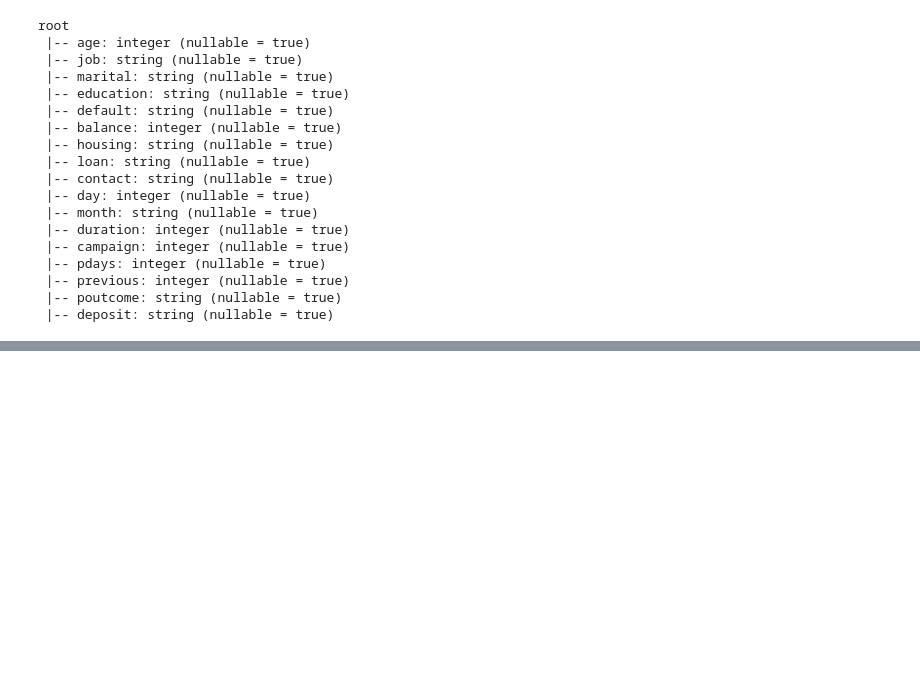
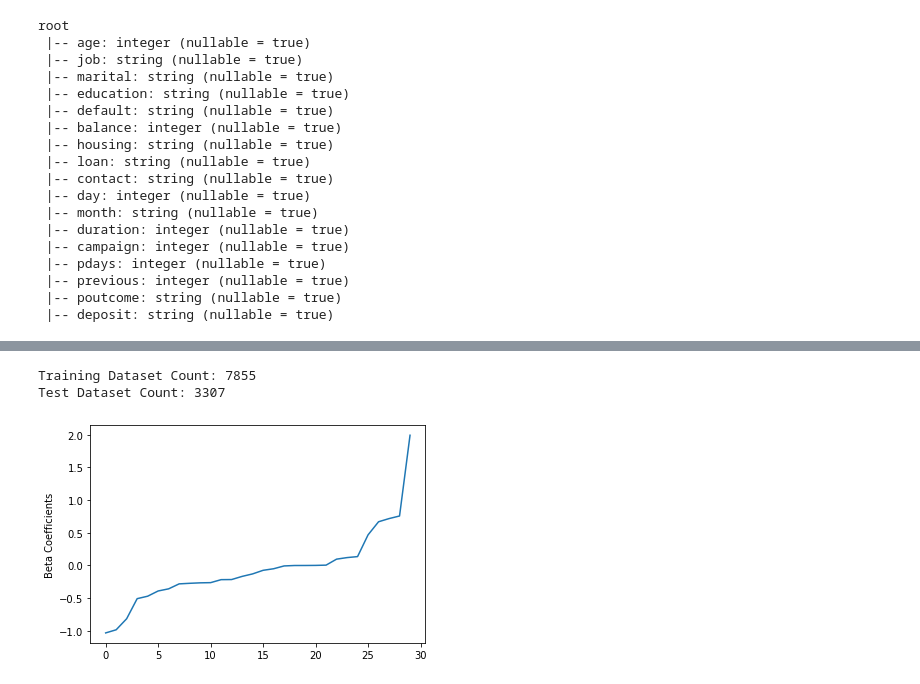
Before and after one commit to prasannabiswas-iitb/Term-Deposit-Subscription-Prediction-via-PySpark, a Jupyter notebook: Prediction.ipynb, the cells around one changed output, grey strips where cells are left out. Cells and saved outputs as stored; diff of their text form; code cells hidden in the pictures; blank space fills up the shorter version.

```diff
--- a/Prediction.ipynb
+++ b/Prediction.ipynb
@@ -183,0 +101,26 @@ only showing top 10 rows
+# %%
+from pyspark.ml.feature import OneHotEncoder, StringIndexer, VectorAssembler
+
+categoricalColumns = ['job', 'marital', 'education', 'default', 'housing', 'loan', 'contact', 'poutcome']
+stages = []
+
+for categoricalCol in categoricalColumns:
+    stringIndexer = StringIndexer(inputCol = categoricalCol, outputCol = categoricalCol + 'Index')
+    encoder = OneHotEncoder(inputCols=[stringIndexer.getOutputCol()], outputCols=[categoricalCol + "classVec"])
+    stages += [stringIndexer, encoder]
+
+label_stringIdx = StringIndexer(inputCol = 'deposit', outputCol = 'label')
+stages += [label_stringIdx]
+
+numericCols = ['age', 'balance', 'duration', 'campaign', 'pdays', 'previous']
+assemblerInputs = [c + "classVec" for c in categoricalColumns] + numericCols
+assembler = VectorAssembler(inputCols=assemblerInputs, outputCol="features")
+stages += [assembler]
+# %%
+from pyspark.ml import Pipeline
+pipeline = Pipeline(stages = stages)
+pipelineModel = pipeline.fit(df)
+df = pipelineModel.transform(df)
+selectedCols = ['label', 'features'] + cols
+df = df.select(selectedCols)
+df.printSchema()
@@ -183,0 +167,23 @@ only showing top 10 rows
+# %%
+train, test = df.randomSplit([0.7, 0.3], seed = 2018)
+print("Training Dataset Count: " + str(train.count()))
+print("Test Dataset Count: " + str(test.count()))
+# %% [output]
+Training Dataset Count: 7855
+Test Dataset Count: 3307
+# %%
+from pyspark.ml.classification import LogisticRegression
+
+lr = LogisticRegression(featuresCol = 'features', labelCol = 'label', maxIter=10)
+lrModel = lr.fit(train)
+# %%
+import matplotlib.pyplot as plt
+import numpy as np
+
+beta = np.sort(lrModel.coefficients)
+
+plt.plot(beta)
+plt.ylabel('Beta Coefficients')
+plt.show()
+# %% [output]
+[figure, added]
```
Also changed, not shown: parts of 24 cells of this notebook.
